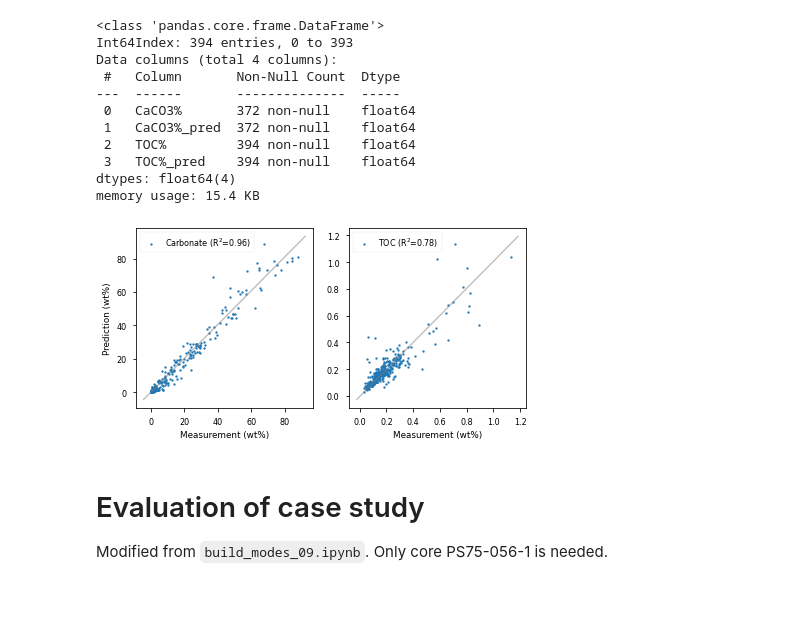
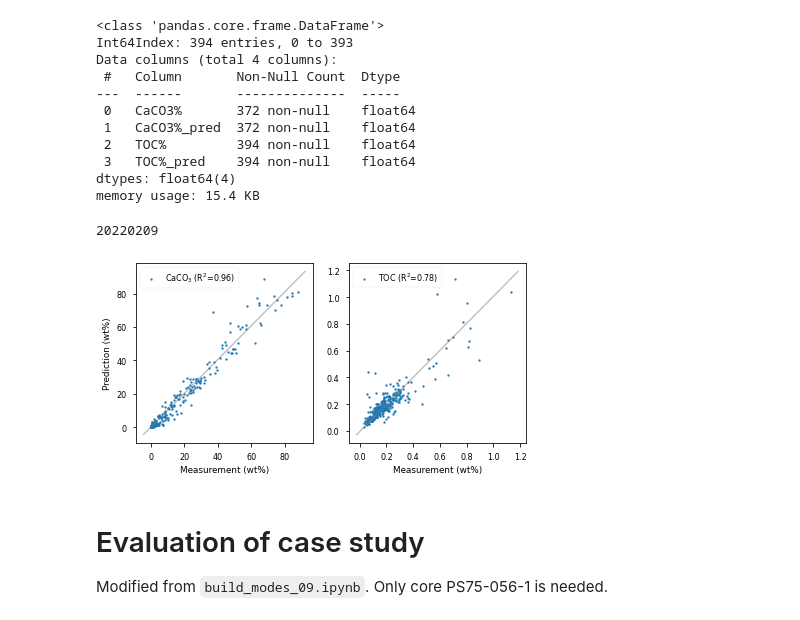
Before and after one commit to dispink/CaCO3_NWP, a Jupyter notebook: plot_for_paper_02.ipynb, the cells around one changed output. Cells and saved outputs as stored; diff of their text form; code cells hidden in the pictures.

```diff
--- a/plot_for_paper_02.ipynb
+++ b/plot_for_paper_02.ipynb
@@ -215,34 +221,36 @@ memory usage: 15.4 KB
 # %%
 from sklearn.metrics import r2_score
 
 fig, axes = plt.subplots(1, 2, figsize=(7, 3.7))
 
 y = y_df['CaCO3%'].dropna()
 y_pred = y_df['CaCO3%_pred'].dropna()
 
 ind = np.argsort(y)
-axes[0].scatter(y[ind], y_pred[ind], s=4, label='Carbonate (R$^2$={:.2f})'.format(r2_score(y, y_pred)))
+axes[0].scatter(y[ind], y_pred[ind], s=4, label='CaCO$_3$ (R$^2$={:.2f})'.format(r2_score(y, y_pred)))
 axes[0].plot(axes[0].get_xlim(), axes[0].get_ylim(), alpha=.5, c='gray')
 axes[0].set_ylabel('Prediction (wt%)')
 axes[0].set_xlabel('Measurement (wt%)')
 axes[0].legend(loc = 'upper left')
 axes[0].set_aspect('equal')
 
 y = y_df['TOC%'].dropna()
 y_pred = y_df['TOC%_pred'].dropna()
 
 ind = np.argsort(y)
 axes[1].scatter(y[ind], y_pred[ind], s=4, label='TOC (R$^2$={:.2f})'.format(r2_score(y, y_pred)))
 axes[1].plot(axes[1].get_xlim(), axes[1].get_ylim(), alpha=.5, c='gray')
 axes[1].set_xlabel('Measurement (wt%)')
 axes[1].legend(loc = 'upper left')
 axes[1].set_aspect('equal')
 #axes[1].set_yticks(np.linspace(0, 1.2, 5))
 
 #fig.subplots_adjust(wspace=.3)
 fig.savefig('results/performance_dev_{}.png'.format(date))
+print(date)
 # %% [output]
+20220209
-[figure, old version]
+[figure, new version]
 # %% [markdown]
 # Evaluation of case study
 Modified from `build_modes_09.ipynb`. Only core PS75-056-1 is needed.
```
Also changed, not shown: parts of 5 cells of this notebook.
